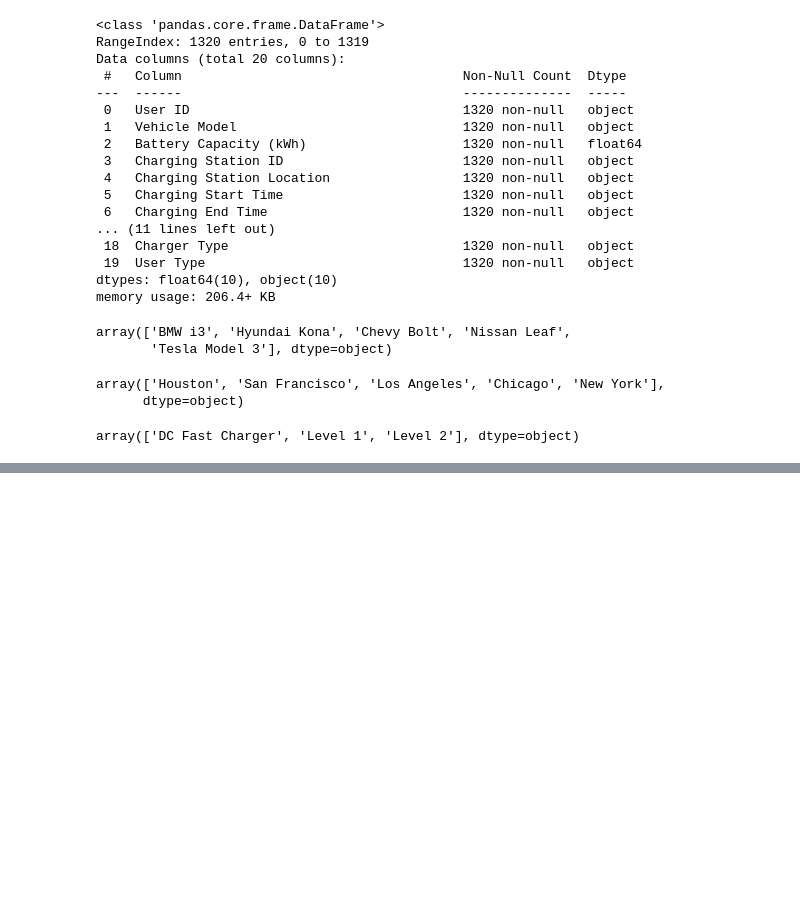
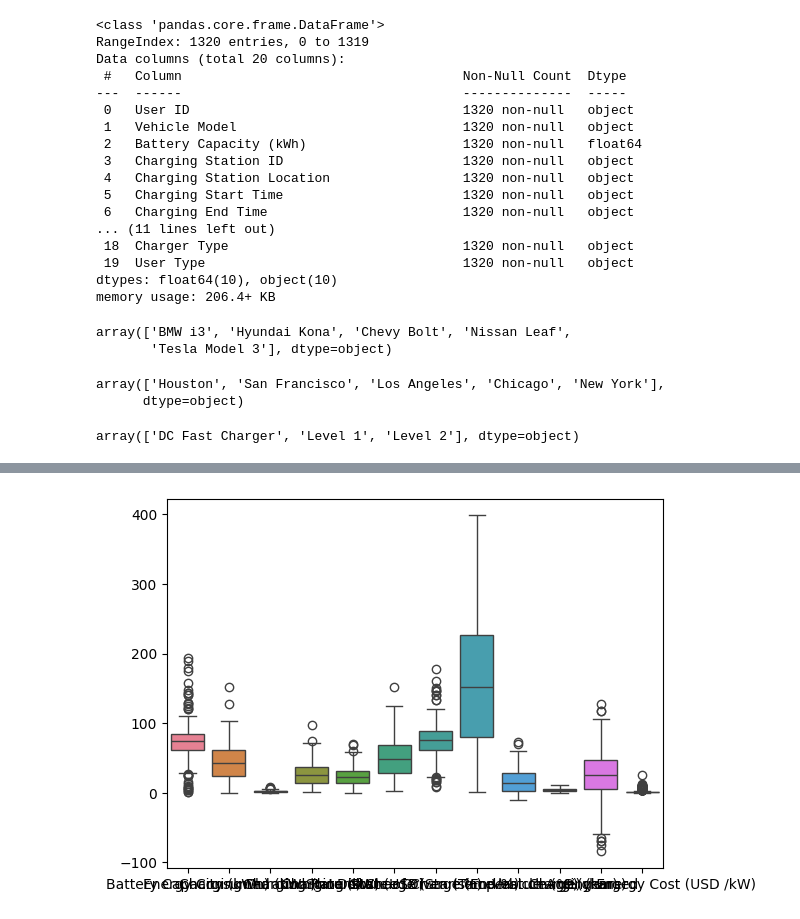
Before and after one commit to JorgeAlonsoC/JorgeAlonso_Repo, a Jupyter notebook: Jorge Alonso - EDA/Entregables/Jorge Alonso - Definicion_EDA.ipynb, the cells around one changed output, grey strips where cells are left out. Drawn from its saved outputs; the diff is of its cells as text; code cells hidden in the pictures; blank space fills up the shorter version.

```diff
--- a/Jorge Alonso - EDA/Entregables/Jorge Alonso - Definicion_EDA.ipynb
+++ b/Jorge Alonso - EDA/Entregables/Jorge Alonso - Definicion_EDA.ipynb
@@ -118,0 +130,6 @@ ds_evs
+# %%
+#BoxPlot, de toas las variables numericas
+
+sns.boxplot(ds_evs);
+# %% [output]
+[figure, added]
```
Also changed, not shown: parts of 7 cells of this notebook, 1 other file.
